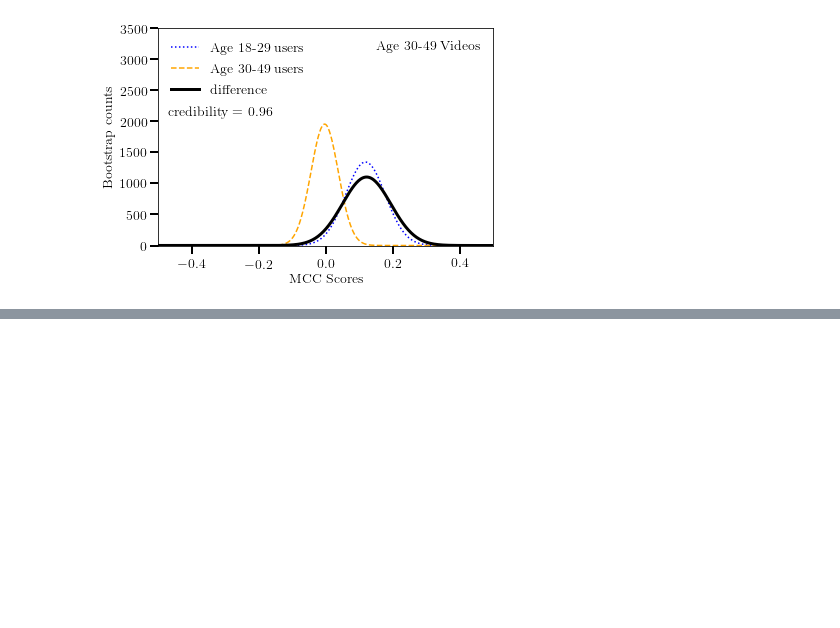
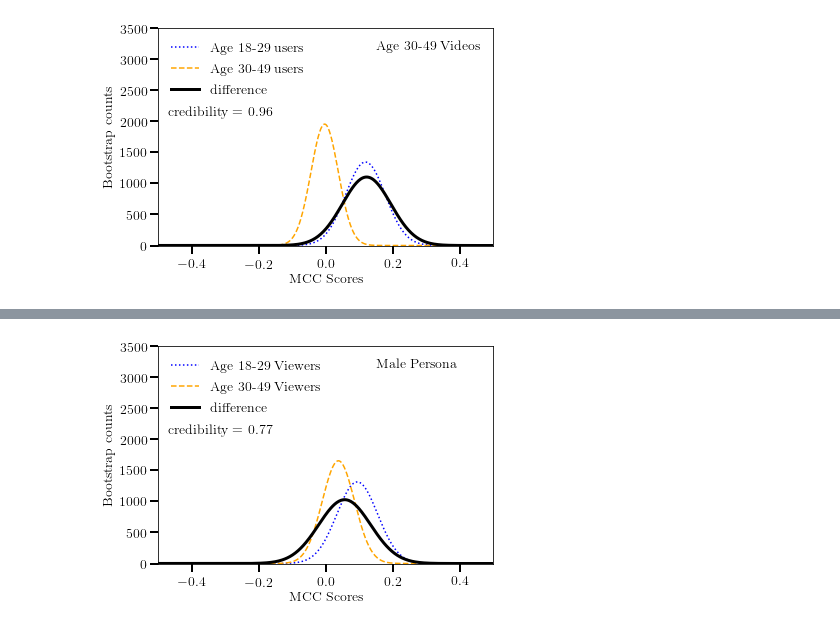
Before and after one commit to juniperlovato/DiverseMisinformationPaper, a Jupyter notebook: Final_Visualizations_of_Bootstrapping_confusion_matrix.ipynb, the cells around one changed output, grey strips where cells are left out. Saved outputs shown, nothing was run; the diff lists cells and outputs as text; code cells hidden in the pictures; blank space fills up the shorter version.

```diff
--- a/Final_Visualizations_of_Bootstrapping_confusion_matrix.ipynb
+++ b/Final_Visualizations_of_Bootstrapping_confusion_matrix.ipynb
@@ -284,3 +284,13 @@ bootstrap_Old = generate_corrcoeff(435,363,161,155)
 complete_visualization(bootstrap_Young, 'Age 18-29 users', bootstrap_Middle, 'Age 30-49 users', 'difference', 'Age 30-49 Videos',3500,0.5)
 # %% [output]
 [figure]
+# %%
+#different age viewers of Male videos
+
+bootstrap_Young = generate_corrcoeff(104,89,33,43)
+bootstrap_Middle = generate_corrcoeff(161,166,48,59)
+bootstrap_Old = generate_corrcoeff(333,311,123,132)
+# %%
+#argument key:  array and label, demographic array
+complete_visualization(bootstrap_Young,'Age 18-29 Viewers', bootstrap_Middle, 'Age 30-49 Viewers', 'difference', 'Male Persona',3500,0.5)
+# %% [output]
@@ -286,0 +298 @@ complete_visualization(bootstrap_Young, 'Age 18-29 users', bootstrap_Middle, 'Ag
+[figure, added]
```
Also changed, not shown: parts of 17 cells of this notebook.
